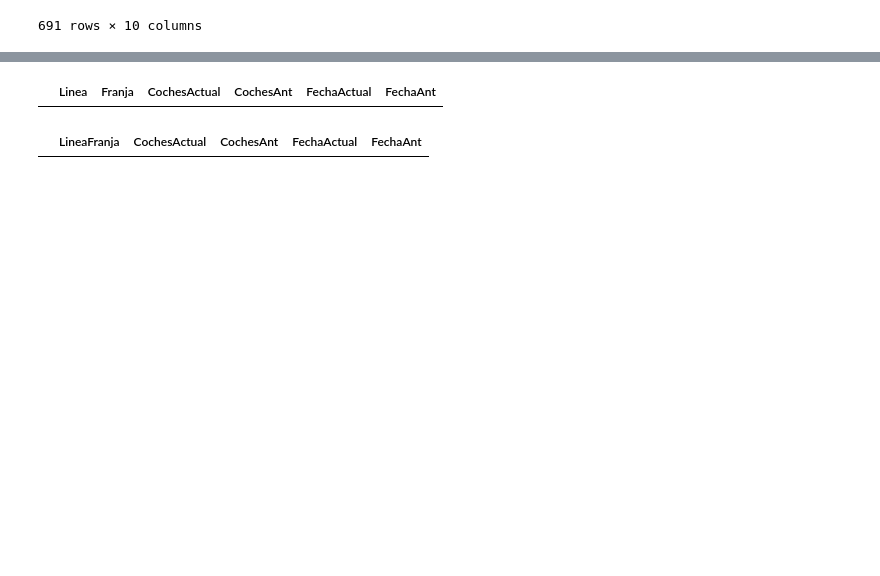
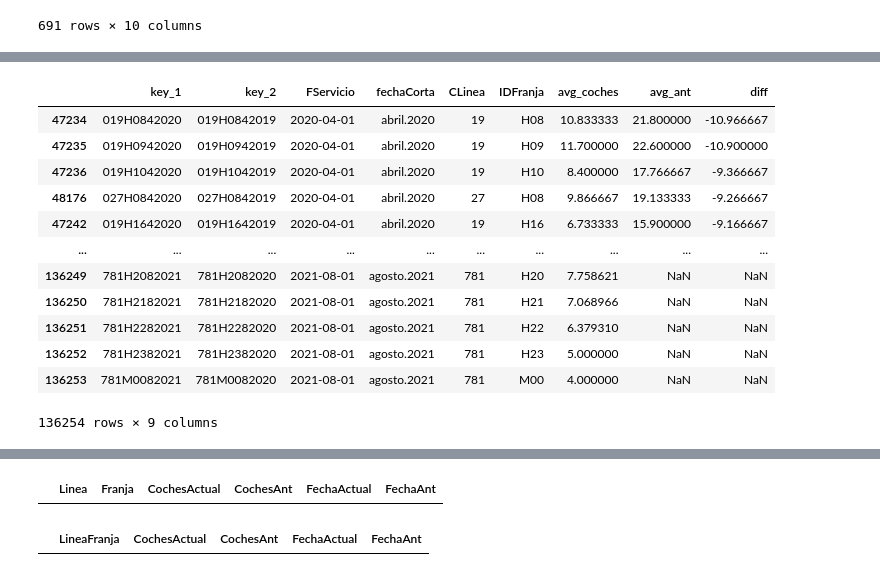
Before and after one commit to nacholopex/emt_madrid, a Jupyter notebook: 2022_emt_evolucion.ipynb, the cells around one changed output, grey strips where cells are left out. Cells and saved outputs as stored; diff of their text form; code cells hidden in the pictures; blank space fills up the shorter version.

```diff
--- a/2022_emt_evolucion.ipynb
+++ b/2022_emt_evolucion.ipynb
@@ -291,2 +278,18 @@ tmp2['diff'] = (tmp2['Coches']-tmp2['CochesAnt'])/tmp2['CochesAnt']
+# %%
+tmp2.sort_values(by='diff')
+# %% [output]
+|  | key_1 | key_2 | FServicio | fechaCorta | CLinea | IDFranja | avg_coches | avg_ant | diff |
+| 47234 | 019H0842020 | 019H0842019 | 2020-04-01 | abril.2020 | 19 | H08 | 10.833333 | 21.800000 | -10.966667 |
+| 47235 | 019H0942020 | 019H0942019 | 2020-04-01 | abril.2020 | 19 | H09 | 11.700000 | 22.600000 | -10.900000 |
+| 47236 | 019H1042020 | 019H1042019 | 2020-04-01 | abril.2020 | 19 | H10 | 8.400000 | 17.766667 | -9.366667 |
+| 48176 | 027H0842020 | 027H0842019 | 2020-04-01 | abril.2020 | 27 | H08 | 9.866667 | 19.133333 | -9.266667 |
+| 47242 | 019H1642020 | 019H1642019 | 2020-04-01 | abril.2020 | 19 | H16 | 6.733333 | 15.900000 | -9.166667 |
+| ... | ... | ... | ... | ... | ... | ... | ... | ... | ... |
+| 136249 | 781H2082021 | 781H2082020 | 2021-08-01 | agosto.2021 | 781 | H20 | 7.758621 | NaN | NaN |
+| 136250 | 781H2182021 | 781H2182020 | 2021-08-01 | agosto.2021 | 781 | H21 | 7.068966 | NaN | NaN |
+| 136251 | 781H2282021 | 781H2282020 | 2021-08-01 | agosto.2021 | 781 | H22 | 6.379310 | NaN | NaN |
+| 136252 | 781H2382021 | 781H2382020 | 2021-08-01 | agosto.2021 | 781 | H23 | 5.000000 | NaN | NaN |
+| 136253 | 781M0082021 | 781M0082020 | 2021-08-01 | agosto.2021 | 781 | M00 | 4.000000 | NaN | NaN |
+136254 rows × 9 columns
 # %%
 tmp3 = tmp2[tmp2['FServicio'].dt.year!=2020].sort_values(by='diff')
```
Also changed, not shown: parts of 8 cells of this notebook.
